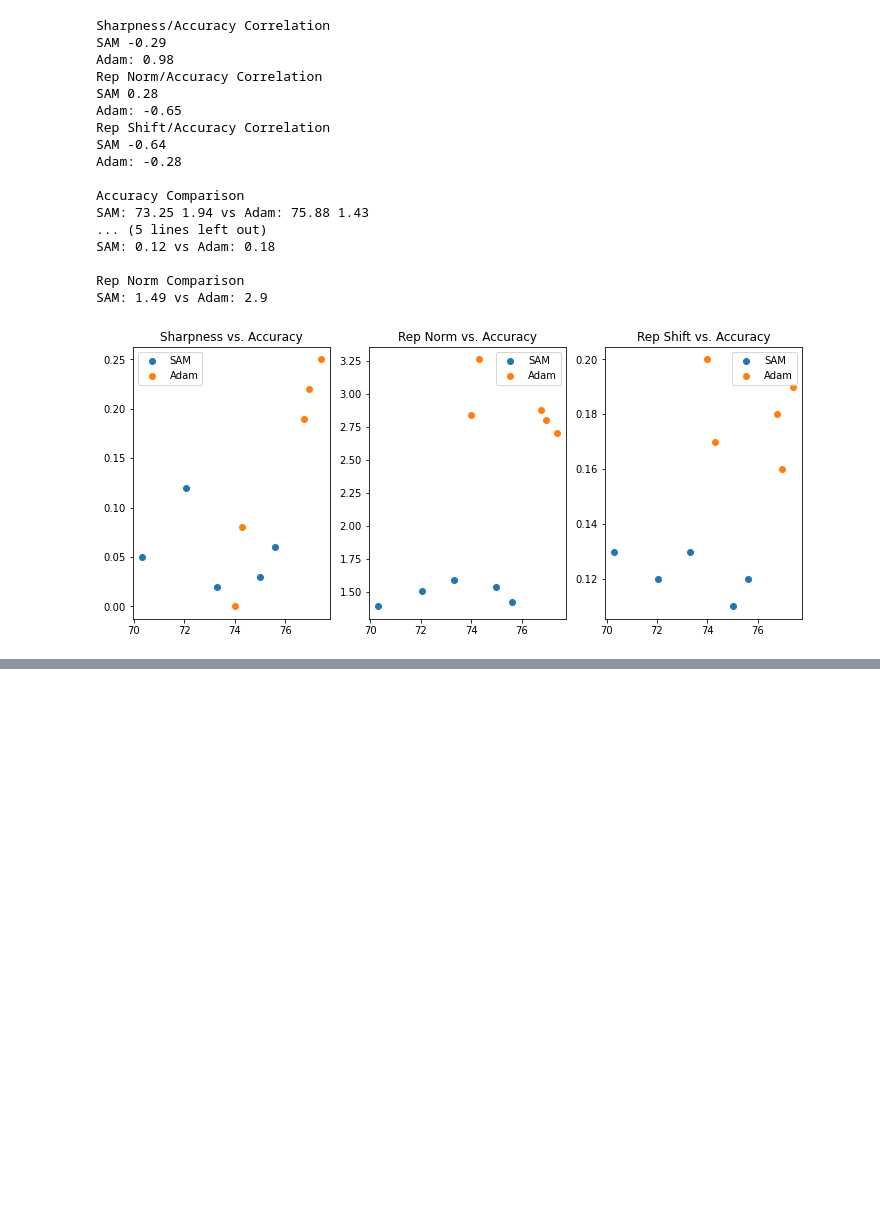
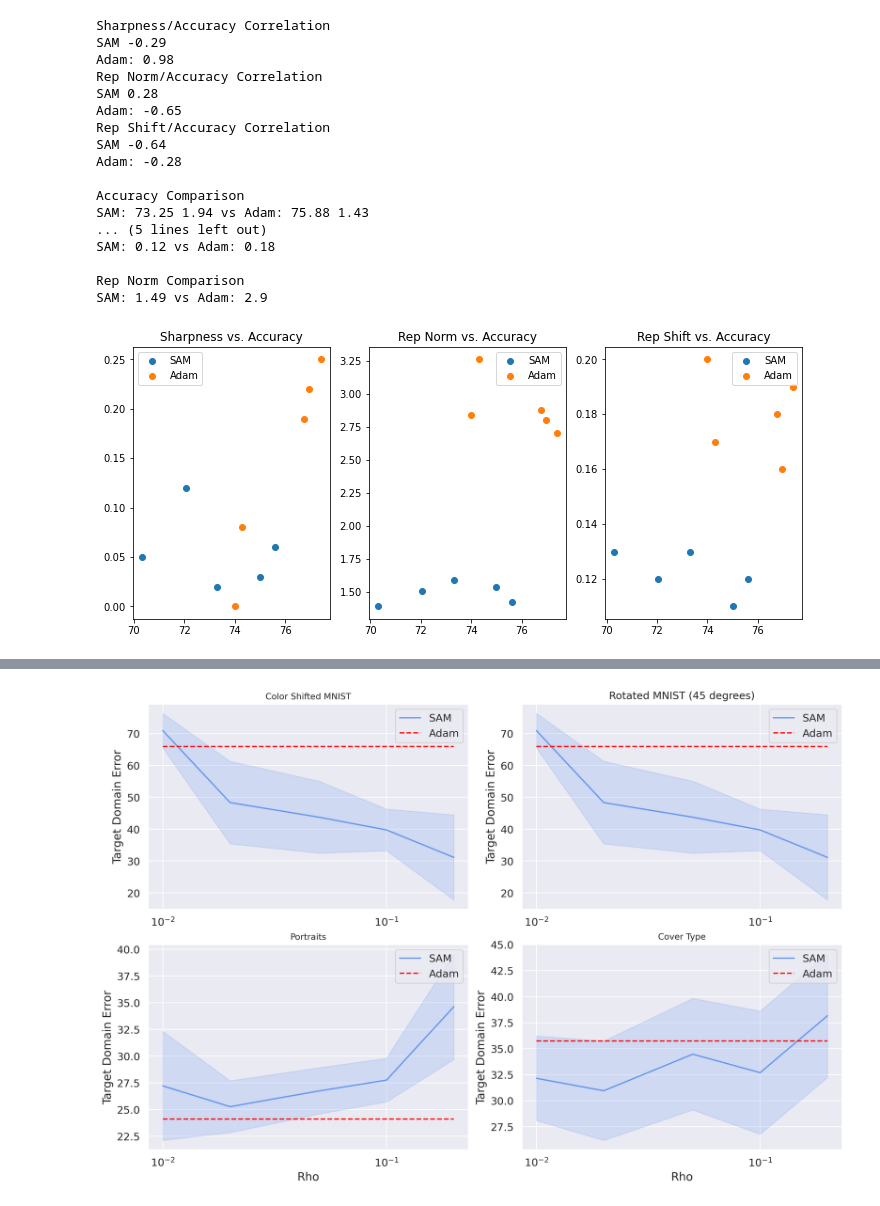
Before and after one commit to samjschapiro/GOAT, a Jupyter notebook: results.ipynb, the cells around one changed output, grey strips where cells are left out. Cells and saved outputs as stored; diff of their text form; code cells hidden in the pictures; blank space fills up the shorter version.

Commit message:
Obtain results plot

```diff
--- a/results.ipynb
+++ b/results.ipynb
@@ -251,0 +274,89 @@ SAM: 1.49 vs Adam: 2.9
+# %%
+fig, axs = plt.subplots(nrows=2, ncols=2, figsize=(12,8), constrained_layout=True)
+# Covertype
+covtype_adam_005 = pd.read_csv('logs/covtype_adam_0.05_100ep.txt')
+covtype_sam_001 = pd.read_csv('logs/covtype_sam_0.01_100ep.txt')
+covtype_sam_002 = pd.read_csv('logs/covtype_sam_0.02_100ep.txt')
+covtype_sam_005 = pd.read_csv('logs/covtype_sam_0.05_100ep.txt')
+covtype_sam_010 = pd.read_csv('logs/covtype_sam_0.1_100ep.txt')
+covtype_sam_020 = pd.read_csv('logs/covtype_sam_0.2_100ep.txt')
+
+means = np.array([covtype_sam_001[' st_acc_all'].mean(), covtype_sam_002[' st_acc_all'].mean(), covtype_sam_005[' st_acc_all'].mean(), covtype_sam_010[' st_acc_all'].mean(), covtype_sam_020[' st_acc_all'].mean()])
+means = 100-means
+std_devs = np.array([covtype_sam_001[' st_acc_all'].std(), covtype_sam_002[' st_acc_all'].std(), covtype_sam_005[' st_acc_all'].std(), covtype_sam_010[' st_acc_all'].std(), covtype_sam_020[' st_acc_all'].std()])
+rhos = [0.01, 0.02, 0.05, 0.1, 0.2]
+
+axs[1][1].set_title('Cover Type', fontsize=12)
+axs[1][1].plot(rhos, means, color=colors[1], label='SAM');
+axs[1][1].fill_between(rhos, means-std_devs, means+std_devs, alpha=0.2, color=colors[1]);
+axs[1][1].plot(rhos, 100-np.repeat(covtype_adam_005[' st_acc_all'].mean(), 5), linestyle='--', color='red', label='Adam')
+axs[1][1].set_ylabel('Target Domain Error');
+axs[1][1].set_xlabel('Rho')
+axs[1][1].set_xticks(rhos);
+axs[1][1].set_xscale('log')
+axs[1][1].legend();
+
+# Portraits
+portraits_adam_005 = pd.read_csv('logs/portraits_adam_0.05_100ep.txt')
+portraits_sam_001 = pd.read_csv('logs/portraits_sam_0.01_100ep.txt')
+portraits_sam_002 = pd.read_csv('logs/portraits_sam_0.02_100ep.txt')
+portraits_sam_005 = pd.read_csv('logs/portraits_sam_0.05_100ep.txt')
+portraits_sam_010 = pd.read_csv('logs/portraits_sam_0.1_100ep.txt')
+portraits_sam_020 = pd.read_csv('logs/portraits_sam_0.2_100ep.txt')
+
+means = np.array([portraits_sam_001[' st_acc_all'].mean(), portraits_sam_002[' st_acc_all'].mean(), portraits_sam_005[' st_acc_all'].mean(), portraits_sam_010[' st_acc_all'].mean(), portraits_sam_020[' st_acc_all'].mean()])
+means = 100-means
+std_devs = np.array([portraits_sam_001[' st_acc_all'].std(), portraits_sam_002[' st_acc_all'].std(), portraits_sam_005[' st_acc_all'].std(), portraits_sam_010[' st_acc_all'].std(), portraits_sam_020[' st_acc_all'].std()])
+
+axs[1][0].set_title('Portraits', fontsize=12)
+axs[1][0].plot(rhos, means, color=colors[1], label='SAM');
+axs[1][0].fill_between(rhos, means-std_devs, means+std_devs, alpha=0.2, color=colors[1]);
+axs[1][0].plot(rhos, 100-np.repeat(portraits_adam_005[' st_acc_all'].mean(), 5), linestyle='--', color='red', label='Adam')
+axs[1][0].set_ylabel('Target Domain Error');
+axs[1][0].set_xlabel('Rho')
+axs[1][0].set_xticks(rhos);
+axs[1][0].set_xscale('log')
+axs[1][0].legend();
+
+# Color MNIST
+color_adam_005 = pd.read_csv('logs/color_adam_0.05_100ep.txt')
+color_sam_001 = pd.read_csv('logs/color_sam_0.01_100ep.txt')
+color_sam_002 = pd.read_csv('logs/color_sam_0.02_100ep.txt')
+color_sam_005 = pd.read_csv('logs/color_sam_0.05_100ep.txt')
+color_sam_010 = pd.read_csv('logs/color_sam_0.1_100ep.txt')
+color_sam_020 = pd.read_csv('logs/color_sam_0.2_100ep.txt')
+
+means = np.array([color_sam_001[' st_acc_all'].mean(), color_sam_002[' st_acc_all'].mean(), color_sam_005[' st_acc_all'].mean(), color_sam_010[' st_acc_all'].mean(), color_sam_020[' st_acc_all'].mean()])
+means = 100-means
+std_devs = np.array([color_sam_001[' st_acc_all'].std(), color_sam_002[' st_acc_all'].std(), color_sam_005[' st_acc_all'].std(), color_sam_010[' st_acc_all'].std(), color_sam_020[' st_acc_all'].std()])
+
+axs[0][0].set_title('Color Shifted MNIST', fontsize=12)
+axs[0][0].plot(rhos, means, color=colors[1], label='SAM');
+axs[0][0].fill_between(rhos, means-std_devs, means+std_devs, alpha=0.2, color=colors[1]);
+axs[0][0].plot(rhos, 100-np.repeat(color_adam_005[' st_acc_all'].mean(), 5), linestyle='--', color='red', label='Adam')
+axs[0][0].set_ylabel('Target Domain Error');
+axs[0][0].set_xticks(rhos);
+axs[0][0].set_xscale('log')
+axs[0][0].legend();
+
+# Rotated MNIST
+# rotate_adam_005 = pd.read_csv('logs/mnist_adam_0.05_100ep.txt')
+# rotate_sam_001 = pd.read_csv('logs/mnist_sam_0.01_100ep.txt')
+# rotate_sam_002 = pd.read_csv('logs/mnist_sam_0.02_100ep.txt')
+# rotate_sam_005 = pd.read_csv('logs/mnist_sam_0.05_100ep.txt')
+# rotate_sam_010 = pd.read_csv('logs/mnist_sam_0.1_100ep.txt')
+# rotate_sam_020 = pd.read_csv('logs/mnist_sam_0.2_100ep.txt')
+
+# means = np.array([rotate_sam_001[' st_acc_all'].mean(), rotate_sam_002[' st_acc_all'].mean(), rotate_sam_005[' st_acc_all'].mean(), rotate_sam_010[' st_acc_all'].mean(), rotate_sam_020[' st_acc_all'].mean()])
+# std_devs = np.array([rotate_sam_001[' st_acc_all'].std(), rotate_sam_002[' st_acc_all'].std(), rotate_sam_005[' st_acc_all'].std(), rotate_sam_010[' st_acc_all'].std(), rotate_sam_020[' st_acc_all'].std()])
+
+axs[0][1].set_title('Rotated MNIST (45 degrees)', fontsize=12)
+axs[0][1].plot(rhos, means, color=colors[1], label='SAM');
+axs[0][1].fill_between(rhos, means-std_devs, means+std_devs, alpha=0.2, color=colors[1]);
+axs[0][1].plot(rhos, 100-np.repeat(color_adam_005[' st_acc_all'].mean(), 5), linestyle='--', color='red', label='Adam') #TODO: change to rotate_adam_005
+axs[0][1].set_ylabel('Target Domain Error');
+axs[0][1].set_xticks(rhos);
+axs[0][1].set_xscale('log')
+axs[0][1].legend();
+# %% [output]
+[figure, added]
```
Also changed, not shown: parts of 4 cells of this notebook, 9 other files.
